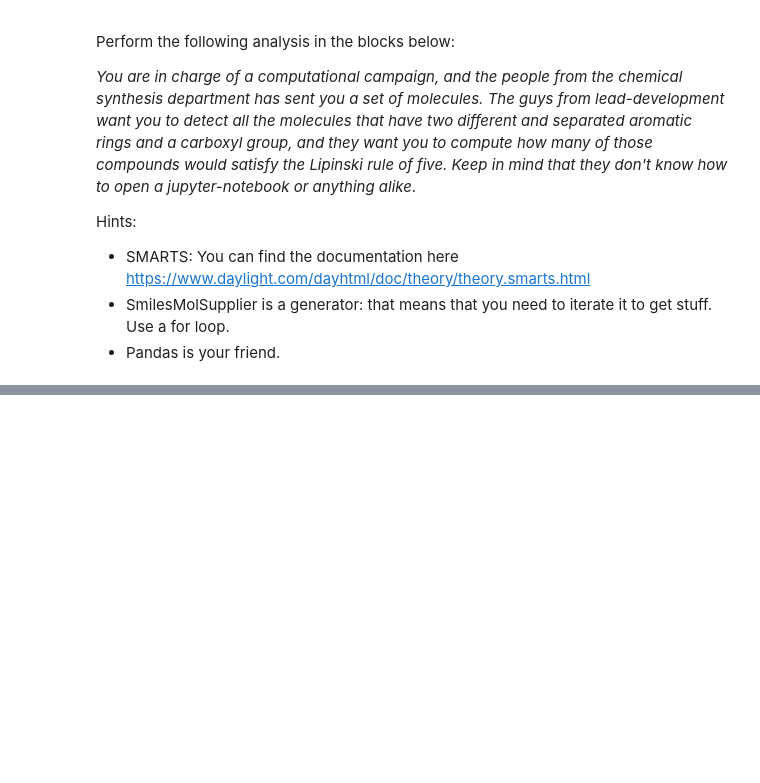
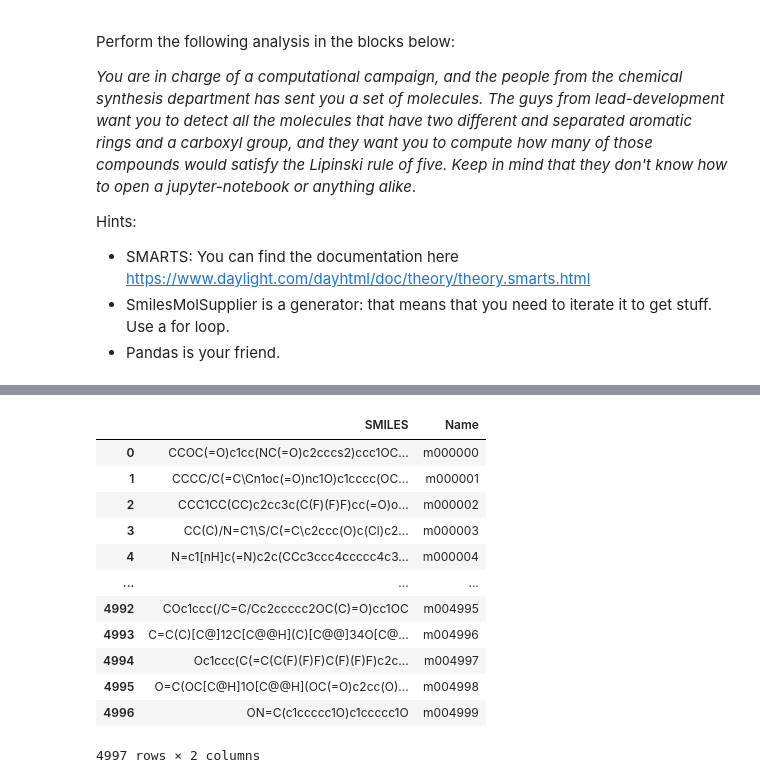
Before and after one commit to brunocuevas/UPM-SBLD-25, a Jupyter notebook: class-2025-10-31-a.ipynb, the cells around one changed output, grey strips where cells are left out. Cells and saved outputs as stored; diff of their text form; code cells hidden in the pictures; blank space fills up the shorter version.

```diff
--- a/class-2025-10-31-a.ipynb
+++ b/class-2025-10-31-a.ipynb
@@ -316,0 +472,17 @@ Hints:
+# %%
+collection_df = pd.read_csv("class1.collection.smi", sep="\s+")
+collection_df
+# %% [output]
+|  | SMILES | Name |
+| 0 | CCOC(=O)c1cc(NC(=O)c2cccs2)ccc1OC... | m000000 |
+| 1 | CCCC/C(=C\Cn1oc(=O)nc1O)c1cccc(OC... | m000001 |
+| 2 | CCC1CC(CC)c2cc3c(C(F)(F)F)cc(=O)o... | m000002 |
+| 3 | CC(C)/N=C1\S/C(=C\c2ccc(O)c(Cl)c2... | m000003 |
+| 4 | N=c1[nH]c(=N)c2c(CCc3ccc4ccccc4c3... | m000004 |
+| ... | ... | ... |
+| 4992 | COc1ccc(/C=C/Cc2ccccc2OC(C)=O)cc1OC | m004995 |
+| 4993 | C=C(C)[C@]12C[C@@H](C)[C@@]34O[C@... | m004996 |
+| 4994 | Oc1ccc(C(=C(C(F)(F)F)C(F)(F)F)c2c... | m004997 |
+| 4995 | O=C(OC[C@H]1O[C@@H](OC(=O)c2cc(O)... | m004998 |
+| 4996 | ON=C(c1ccccc1O)c1ccccc1O | m004999 |
+4997 rows × 2 columns
```
Also changed, not shown: parts of 51 cells of this notebook, 1 other file.
